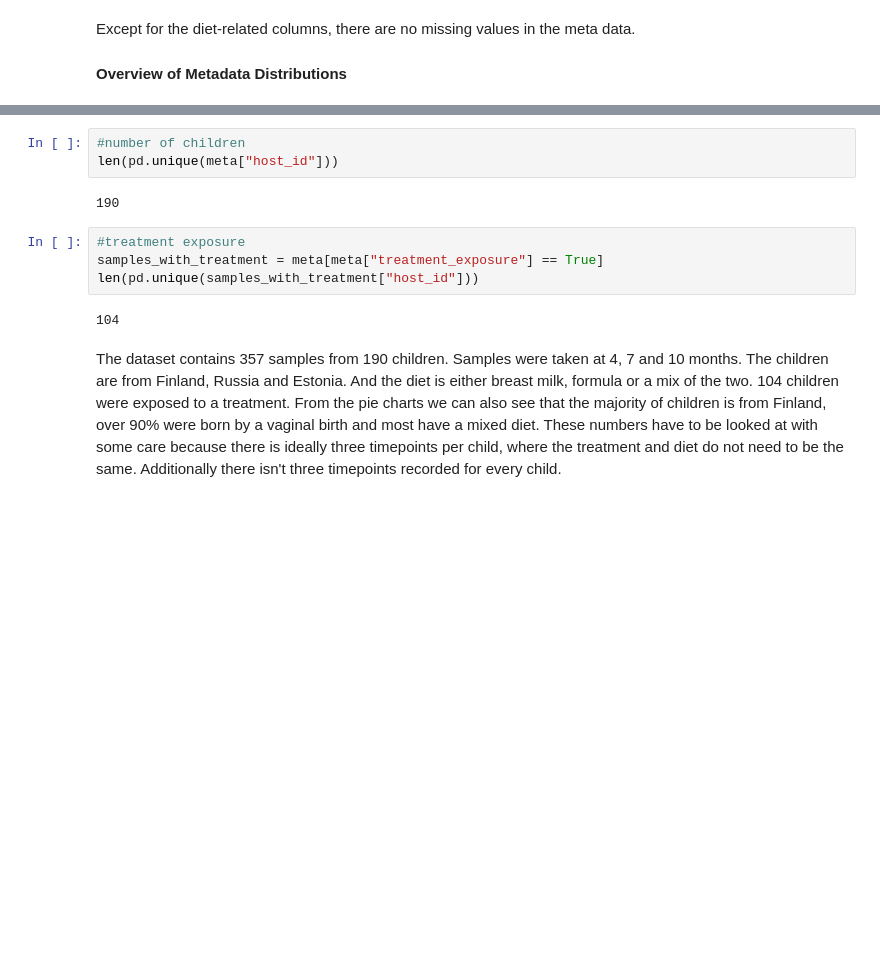
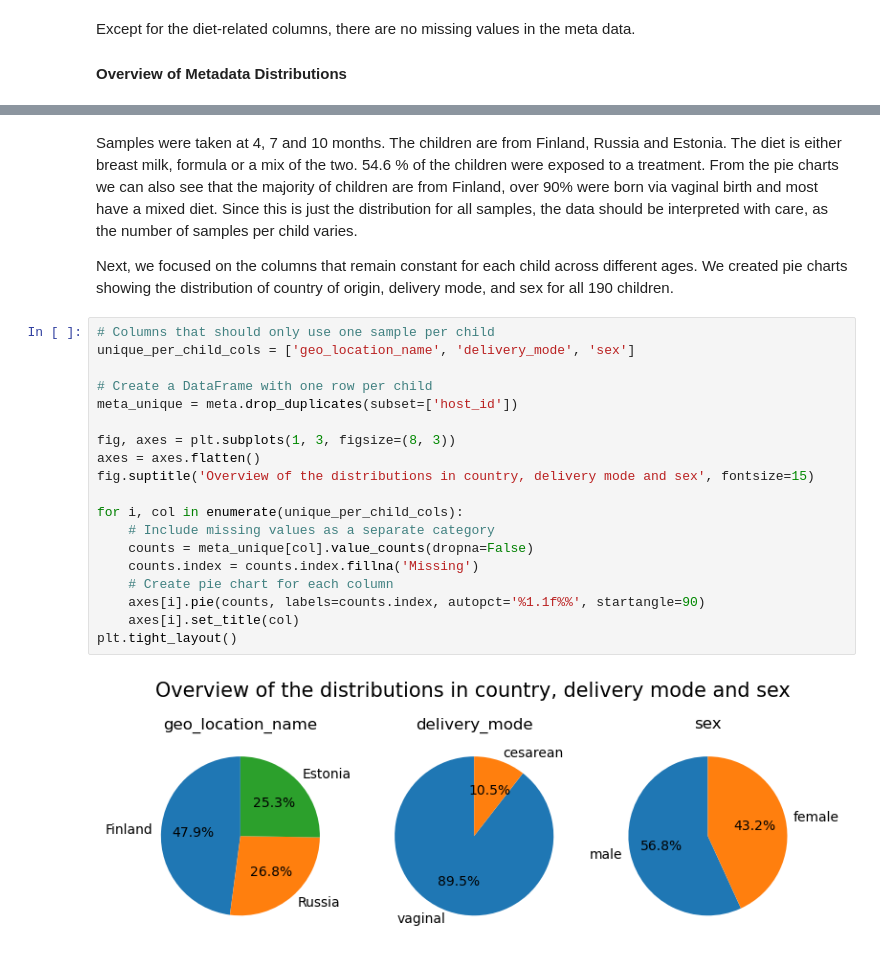
Before and after one commit to MasjaHoogendoorn/MicrobiomeAnalysis_TummyTribe, a Jupyter notebook: scripts/1_data_import_and_overview.ipynb, the cells around one changed output, grey strips where cells are left out. Saved outputs shown, nothing was run; the diff lists cells and outputs as text; blank space fills up the shorter version.

```diff
--- a/scripts/1_data_import_and_overview.ipynb
+++ b/scripts/1_data_import_and_overview.ipynb
@@ -122,13 +185,25 @@ plt.tight_layout()
-# %%
-#number of children
-len(pd.unique(meta["host_id"]))
-# %% [output]
-190
-# %%
-#treatment exposure
-samples_with_treatment = meta[meta["treatment_exposure"] == True]
-len(pd.unique(samples_with_treatment["host_id"]))
-# %% [output]
-104
 # %% [markdown]
-The dataset contains 357 samples from 190 children. Samples were taken at 4, 7 and 10 months. The children are from Finland, Russia and Estonia. And the diet is either breast milk, formula or a mix of the two. 104 children were exposed to a treatment. From the pie charts we can also see that the majority of children is from Finland, over 90% were born by a vaginal birth and most have a mixed diet. These numbers have to be looked at with some care because there is ideally three timepoints per child, where the treatment and diet do not need to be the same. Additionally there isn't three timepoints recorded for every child.
+Samples were taken at 4, 7 and 10 months. The children are from Finland, Russia and Estonia. The diet is either breast milk, formula or a mix of the two. 54.6 % of the children were exposed to a treatment. From the pie charts we can also see that the majority of children are from Finland, over 90% were born via vaginal birth and most have a mixed diet. Since this is just the distribution for all samples, the data should be interpreted with care, as the number of samples per child varies.
+
+Next, we focused on the columns that remain constant for each child across different ages. We created pie charts showing the distribution of country of origin, delivery mode, and sex for all 190 children.
+# %%
+# Columns that should only use one sample per child
+unique_per_child_cols = ['geo_location_name', 'delivery_mode', 'sex']
+
+# Create a DataFrame with one row per child
+meta_unique = meta.drop_duplicates(subset=['host_id'])
+
+fig, axes = plt.subplots(1, 3, figsize=(8, 3))
+axes = axes.flatten()
+fig.suptitle('Overview of the distributions in country, delivery mode and sex', fontsize=15)
+
+for i, col in enumerate(unique_per_child_cols):
+    # Include missing values as a separate category
+    counts = meta_unique[col].value_counts(dropna=False)
+    counts.index = counts.index.fillna('Missing')
+    # Create pie chart for each column
+    axes[i].pie(counts, labels=counts.index, autopct='%1.1f%%', startangle=90)
+    axes[i].set_title(col)
+plt.tight_layout()
+# %% [output]
+[figure, added]
```
Also changed, not shown: parts of 25 cells of this notebook, 3 other files.
